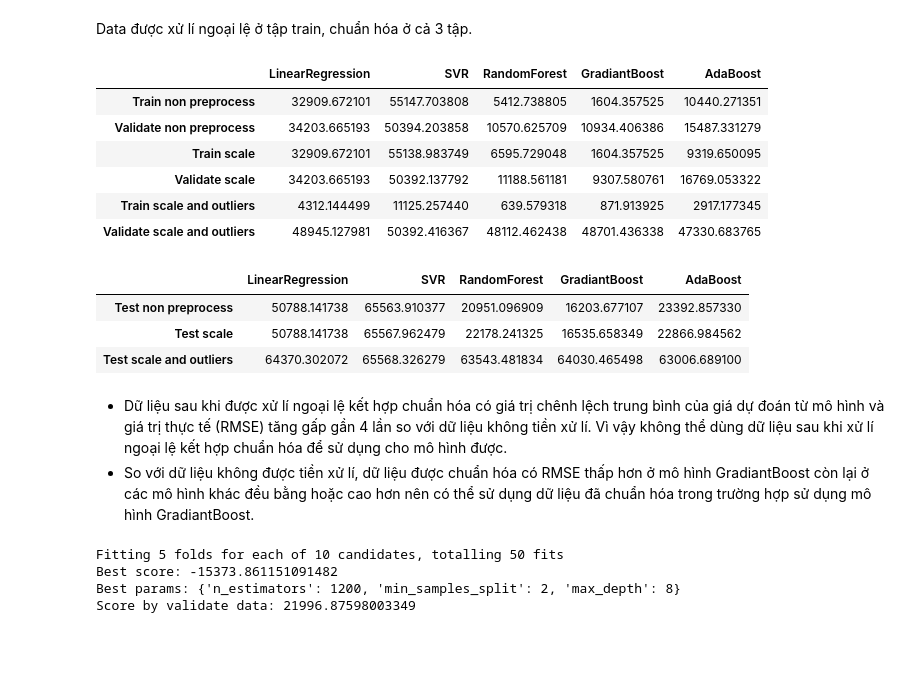
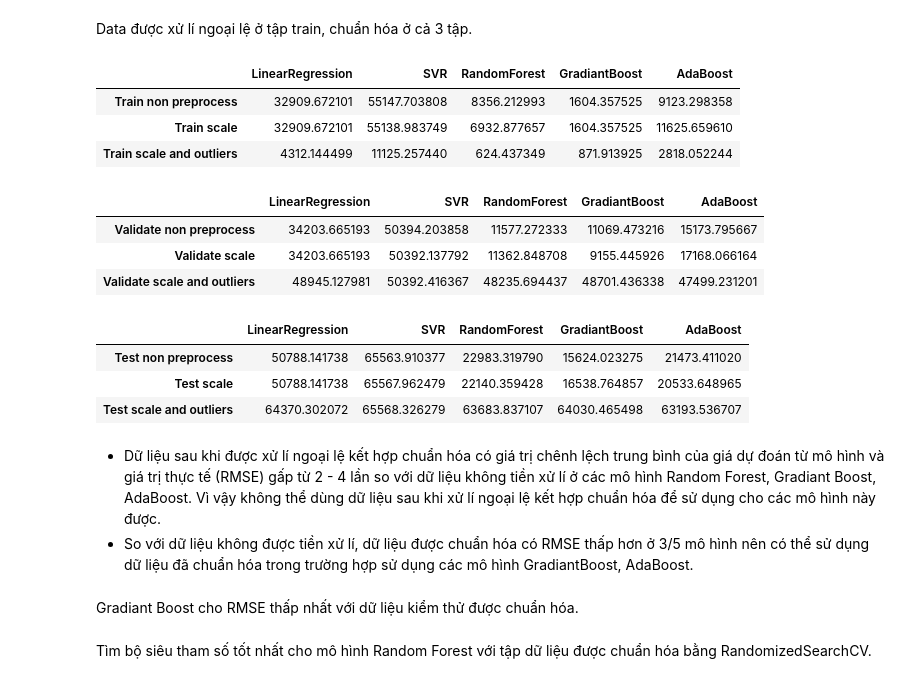
Before and after one commit to jthanh8144/FinalEssayDataScience, a Jupyter notebook: main.ipynb, the cells around one changed output. Drawn from its saved outputs; the diff is of its cells as text; code cells hidden in the pictures; blank space fills up the shorter version.

Commit message:
done modeling

```diff
--- a/main.ipynb
+++ b/main.ipynb
@@ -477,3 +472,7 @@ result_test = []
+# %%
+result_train = []
+result_val = []
+result_test = []
 # %% [markdown]
 Data không tiền xử lí.
 # %%
@@ -486,8 +485,8 @@ x_train, x_val, y_train, y_val = train_test_split(x_train, y_train, test_size=0.
 # %%
 models_trained, train_score, validate_score = training_models(models, x_train, y_train, x_val, y_val)
 test_score = testing_models(models_trained, x_test, y_test)
-result.append(train_score)
-result.append(validate_score)
+result_train.append(train_score)
+result_val.append(validate_score)
 result_test.append(test_score)
 # %% [markdown]
 Data có chuẩn hóa.
@@ -502,8 +501,8 @@ standard_x_train, standard_x_val, standard_y_train, standard_y_val = train_test_
 # %%
 models_trained, train_score, validate_score = training_models(models, standard_x_train, standard_y_train, standard_x_val, standard_y_val)
 test_score = testing_models(models_trained, standard_x_test, standard_y_test)
-result.append(train_score)
-result.append(validate_score)
+result_train.append(train_score)
+result_val.append(validate_score)
 result_test.append(test_score)
 # %% [markdown]
 Data được xử lí ngoại lệ ở tập train, chuẩn hóa ở cả 3 tập.
@@ -520,6 +519,6 @@ test_score = testing_models(
     data_scaler_test.drop(columns=['Price'], axis=1),
     data_scaler_test['Price']
 )
-result.append(train_score)
-result.append(validate_score)
+result_train.append(train_score)
+result_val.append(validate_score)
 result_test.append(test_score)
@@ -532,33 +525,37 @@ result_test.append(test_score)
 # %%
-result_df = DataFrame(
-    result,
+result_train_df = DataFrame(
+    result_train,
     columns=[name for name, _ in models.items()],
-    index=[
-        'Train non preprocess', 'Validate non preprocess',
-        'Train scale', 'Validate scale',
-        'Train scale and outliers ', 'Validate scale and outliers ',
-    ]
+    index=['Train non preprocess', 'Train scale', 'Train scale and outliers ']
 )
-display(result_df)
+display(result_train_df)
+
+result_val_df = DataFrame(
+    result_val,
+    columns=[name for name, _ in models.items()],
+    index=['Validate non preprocess', 'Validate scale', 'Validate scale and outliers ']
+)
+display(result_val_df)
 
 result_test_df = DataFrame(
     result_test,
     columns=[name for name, _ in models.items()],
     index=['Test non preprocess', 'Test scale', 'Test scale and outliers ']
 )
 display(result_test_df)
 # %% [output]
 |  | LinearRegression | SVR | RandomForest | GradiantBoost | AdaBoost |
-| Train non preprocess | 32909.672101 | 55147.703808 | 5412.738805 | 1604.357525 | 10440.271351 |
-| Validate non preprocess | 34203.665193 | 50394.203858 | 10570.625709 | 10934.406386 | 15487.331279 |
-| Train scale | 32909.672101 | 55138.983749 | 6595.729048 | 1604.357525 | 9319.650095 |
-| Validate scale | 34203.665193 | 50392.137792 | 11188.561181 | 9307.580761 | 16769.053322 |
-| Train scale and outliers | 4312.144499 | 11125.257440 | 639.579318 | 871.913925 | 2917.177345 |
-| Validate scale and outliers | 48945.127981 | 50392.416367 | 48112.462438 | 48701.436338 | 47330.683765 |
+| Train non preprocess | 32909.672101 | 55147.703808 | 8356.212993 | 1604.357525 | 9123.298358 |
+| Train scale | 32909.672101 | 55138.983749 | 6932.877657 | 1604.357525 | 11625.659610 |
+| Train scale and outliers | 4312.144499 | 11125.257440 | 624.437349 | 871.913925 | 2818.052244 |
 |  | LinearRegression | SVR | RandomForest | GradiantBoost | AdaBoost |
-| Test non preprocess | 50788.141738 | 65563.910377 | 20951.096909 | 16203.677107 | 23392.857330 |
-| Test scale | 50788.141738 | 65567.962479 | 22178.241325 | 16535.658349 | 22866.984562 |
-| Test scale and outliers | 64370.302072 | 65568.326279 | 63543.481834 | 64030.465498 | 63006.689100 |
+| Validate non preprocess | 34203.665193 | 50394.203858 | 11577.272333 | 11069.473216 | 15173.795667 |
+| Validate scale | 34203.665193 | 50392.137792 | 11362.848708 | 9155.445926 | 17168.066164 |
+| Validate scale and outliers | 48945.127981 | 50392.416367 | 48235.694437 | 48701.436338 | 47499.231201 |
+|  | LinearRegression | SVR | RandomForest | GradiantBoost | AdaBoost |
+| Test non preprocess | 50788.141738 | 65563.910377 | 22983.319790 | 15624.023275 | 21473.411020 |
+| Test scale | 50788.141738 | 65567.962479 | 22140.359428 | 16538.764857 | 20533.648965 |
+| Test scale and outliers | 64370.302072 | 65568.326279 | 63683.837107 | 64030.465498 | 63193.536707 |
 # %% [markdown]
--   Dữ liệu sau khi được xử lí ngoại lệ kết hợp chuẩn hóa có giá trị chênh lệch trung bình của giá dự đoán từ mô hình và giá trị thực tế (RMSE) tăng gấp gần 4 lần so với dữ liệu không tiền xử lí. Vì vậy không thể dùng dữ liệu sau khi xử lí ngoại lệ kết hợp chuẩn hóa để sử dụng cho mô hình được.
--   So với dữ liệu không được tiền xử lí, dữ liệu được chuẩn hóa có RMSE thấp hơn ở mô hình GradiantBoost còn lại ở các mô hình khác đều bằng hoặc cao hơn nên có thể sử dụng dữ liệu đã chuẩn hóa trong trường hợp sử dụng mô hình GradiantBoost.
+-   Dữ liệu sau khi được xử lí ngoại lệ kết hợp chuẩn hóa có giá trị chênh lệch trung bình của giá dự đoán từ mô hình và giá trị thực tế (RMSE) gấp từ 2 - 4 lần so với dữ liệu không tiền xử lí ở các mô hình Random Forest, Gradiant Boost, AdaBoost. Vì vậy không thể dùng dữ liệu sau khi xử lí ngoại lệ kết hợp chuẩn hóa để sử dụng cho các mô hình này được.
+-   So với dữ liệu không được tiền xử lí, dữ liệu được chuẩn hóa có RMSE thấp hơn ở 3/5 mô hình  nên có thể sử dụng dữ liệu đã chuẩn hóa trong trường hợp sử dụng các mô hình GradiantBoost, AdaBoost.
@@ -565,23 +570,13 @@ display(result_test_df)
+# %% [markdown]
+Gradiant Boost cho RMSE thấp nhất với dữ liệu kiểm thử được chuẩn hóa.
+# %% [markdown]
+Tìm bộ siêu tham số tốt nhất cho mô hình Random Forest với tập dữ liệu được chuẩn hóa bằng RandomizedSearchCV.
 # %%
-rfr = RandomForestRegressor()
 param_grid = {
     'n_estimators': [500, 700, 1000, 1200, 1500, 2000, 2200, 2500, 3000],
     'max_depth': [None, 2, 3, 4, 5, 6, 7, 8],
     'min_samples_split': [1, 2, 3, 4]
 }
-
-rscv = RandomizedSearchCV(rfr, param_grid, verbose=1,
-                          refit=True, n_jobs=-1, cv=5, random_state=1, scoring='neg_root_mean_squared_error')
-rscv.fit(x_train, y_train)
-print("Best score:", str(rscv.best_score_))
-print("Best params:", rscv.best_params_)
-score = -1 * rscv.score(x_test, y_test)
-print("Score by validate data:", str(score))
-# %% [output]
-Fitting 5 folds for each of 10 candidates, totalling 50 fits
-Best score: -15373.861151091482
-Best params: {'n_estimators': 1200, 'min_samples_split': 2, 'max_depth': 8}
-Score by validate data: 21996.87598003349
 # %%
 gbr = GradientBoostingRegressor()
 
```
Also changed, not shown: parts of 10 cells of this notebook.
